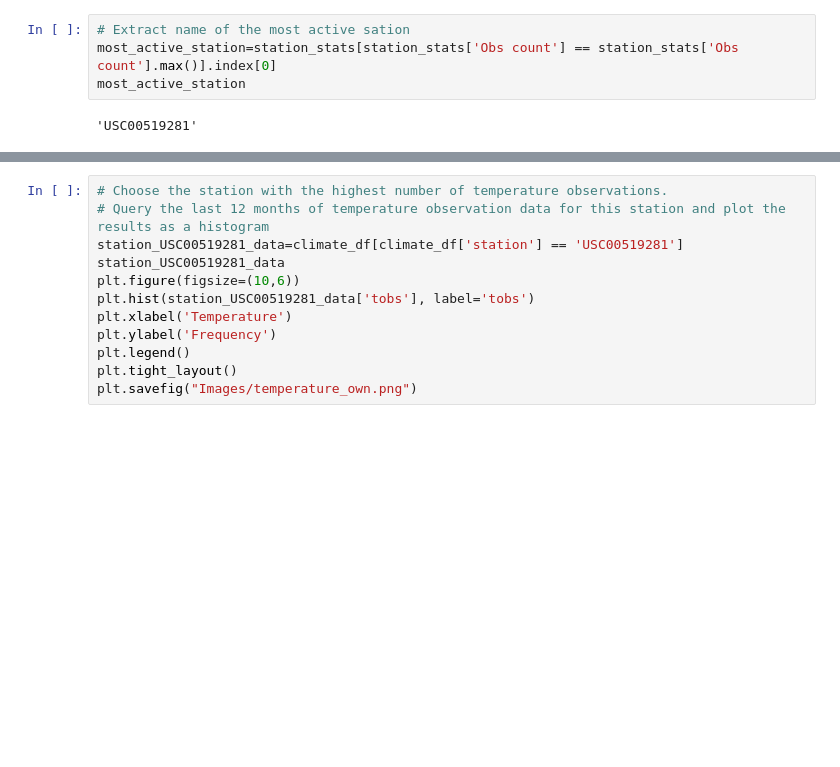
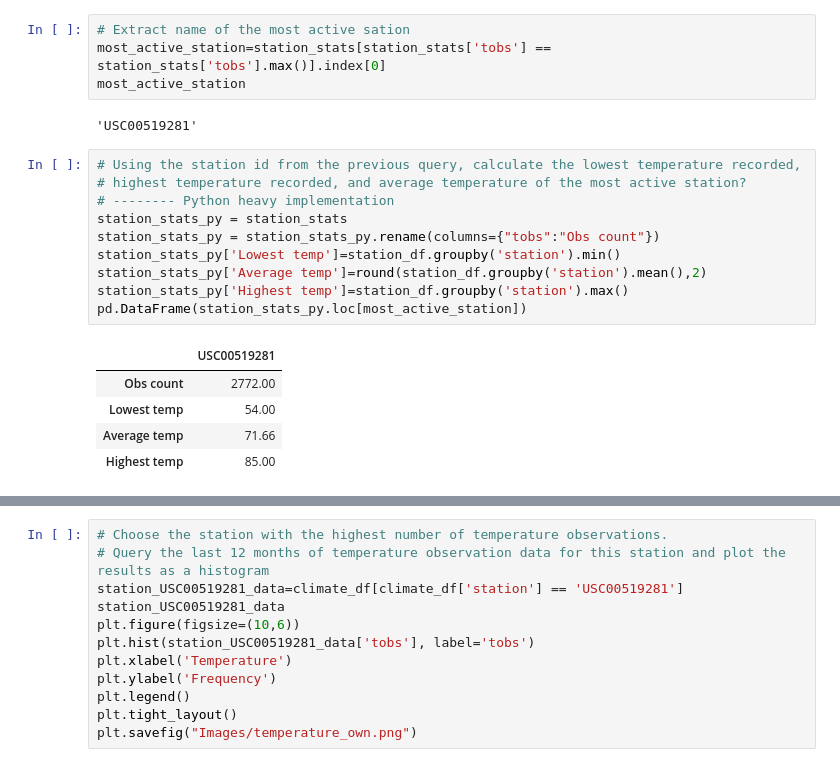
Before and after one commit to i-am-phoenix/rice-btcmp-hw10-sqlalchemy-challenge, a Jupyter notebook: climate_starter.ipynb, the cells around one changed output, grey strips where cells are left out. Drawn from its saved outputs; the diff is of its cells as text; blank space fills up the shorter version.

Commit message:
previously developed code was more python/pandas heavy, replicating functionality with db sqlalchemy native functionality

```diff
--- a/climate_starter.ipynb
+++ b/climate_starter.ipynb
@@ -145,10 +145,26 @@ station_stats
 | USC00518838 | 511 |
 # %%
 # Extract name of the most active sation
-most_active_station=station_stats[station_stats['Obs count'] == station_stats['Obs count'].max()].index[0]
+most_active_station=station_stats[station_stats['tobs'] == station_stats['tobs'].max()].index[0]
 most_active_station
 # %% [output]
 'USC00519281'
+# %%
+# Using the station id from the previous query, calculate the lowest temperature recorded,
+# highest temperature recorded, and average temperature of the most active station?
+# -------- Python heavy implementation
+station_stats_py = station_stats
+station_stats_py = station_stats_py.rename(columns={"tobs":"Obs count"})
+station_stats_py['Lowest temp']=station_df.groupby('station').min()
+station_stats_py['Average temp']=round(station_df.groupby('station').mean(),2)
+station_stats_py['Highest temp']=station_df.groupby('station').max()
+pd.DataFrame(station_stats_py.loc[most_active_station])
+# %% [output]
+|  | USC00519281 |
+| Obs count | 2772.00 |
+| Lowest temp | 54.00 |
+| Average temp | 71.66 |
+| Highest temp | 85.00 |
 # %%
 # Using the station id from the previous query, calculate the lowest temperature recorded,
 # highest temperature recorded, and average temperature of the most active station?
```
Also changed, not shown: parts of 1 cell of this notebook.
